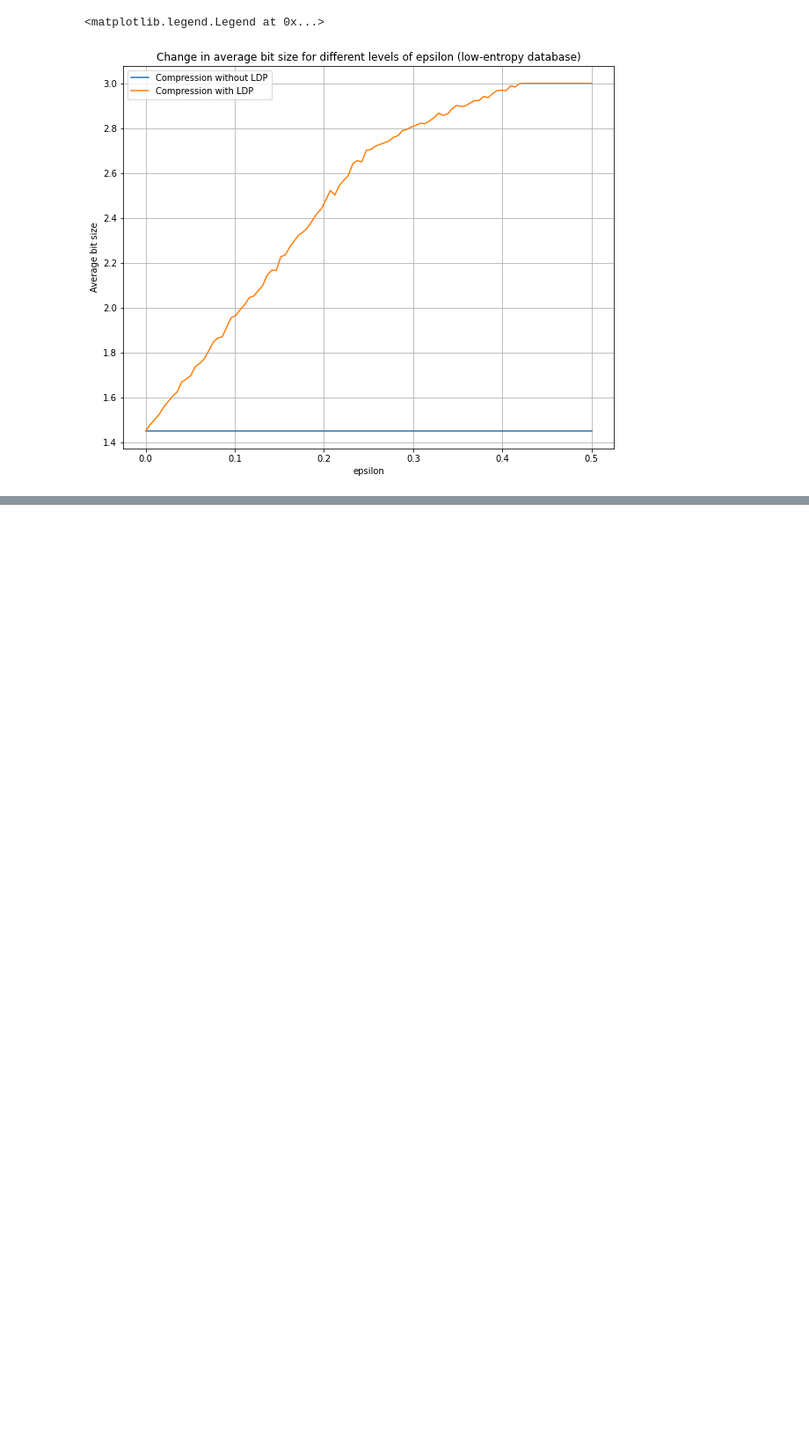
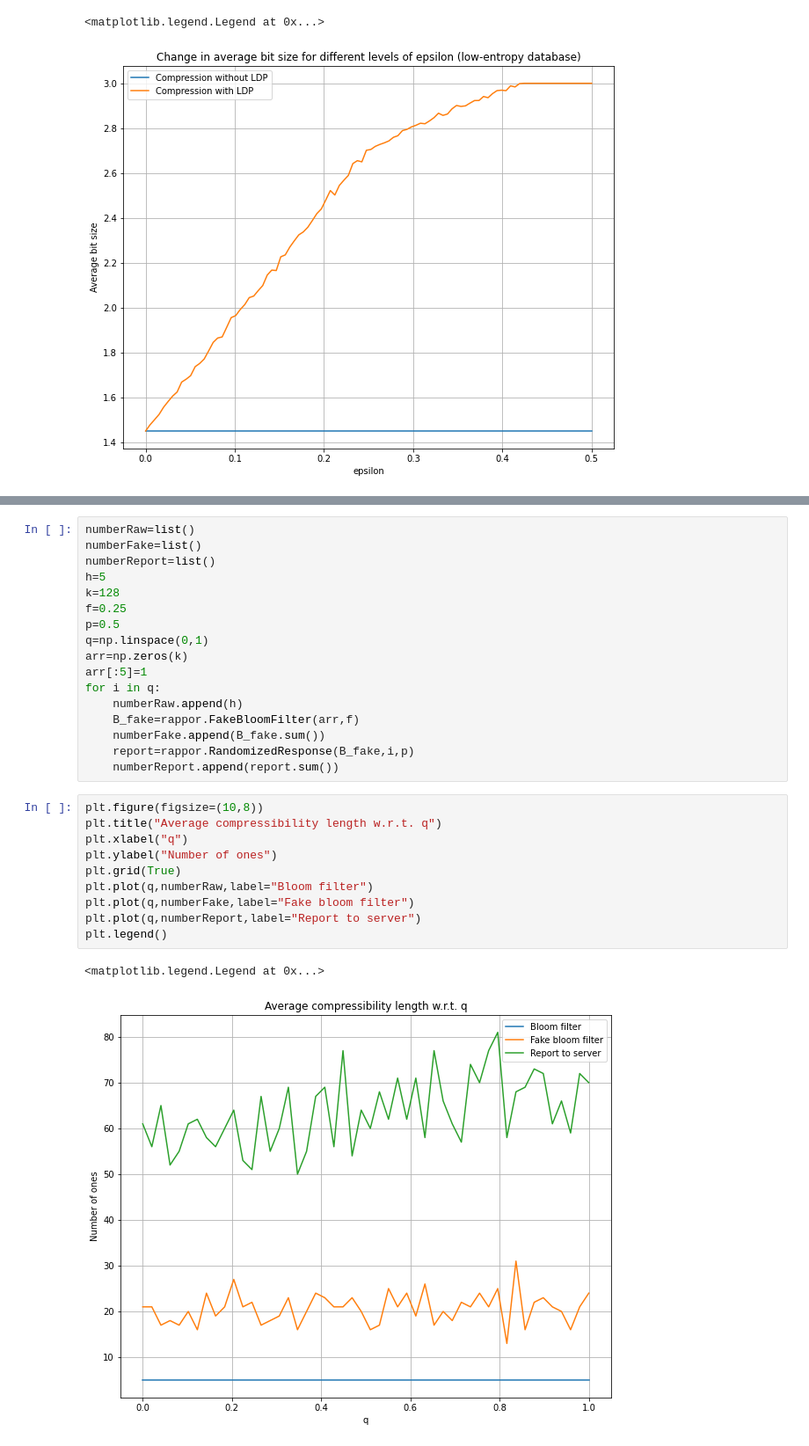
Before and after one commit to FurkanKarakas/optional-project, a Jupyter notebook: visualizations.ipynb, the cells around one changed output, grey strips where cells are left out. Shown at 88% size. Cells and saved outputs as stored; diff of their text form; blank space fills up the shorter version.

```diff
--- a/visualizations.ipynb
+++ b/visualizations.ipynb
@@ -190,0 +285,30 @@ plt.legend()
+# %%
+numberRaw=list()
+numberFake=list()
+numberReport=list()
+h=5
+k=128
+f=0.25
+p=0.5
+q=np.linspace(0,1)
+arr=np.zeros(k)
+arr[:5]=1
+for i in q:
+    numberRaw.append(h)
+    B_fake=rappor.FakeBloomFilter(arr,f)
+    numberFake.append(B_fake.sum())
+    report=rappor.RandomizedResponse(B_fake,i,p)
+    numberReport.append(report.sum())
+# %%
+plt.figure(figsize=(10,8))
+plt.title("Average compressibility length w.r.t. q")
+plt.xlabel("q")
+plt.ylabel("Number of ones")
+plt.grid(True)
+plt.plot(q,numberRaw,label="Bloom filter")
+plt.plot(q,numberFake,label="Fake bloom filter")
+plt.plot(q,numberReport,label="Report to server")
+plt.legend()
+# %% [output]
+<matplotlib.legend.Legend at 0x...>
+[figure, added]
```
Also changed, not shown: parts of 8 cells of this notebook, 1 other file.
